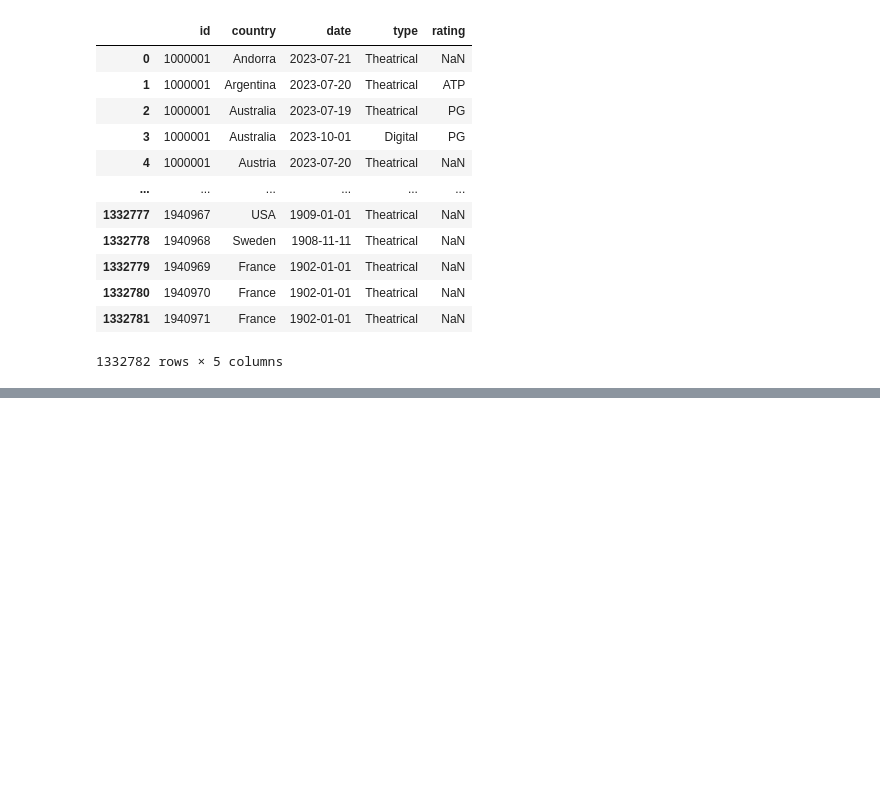
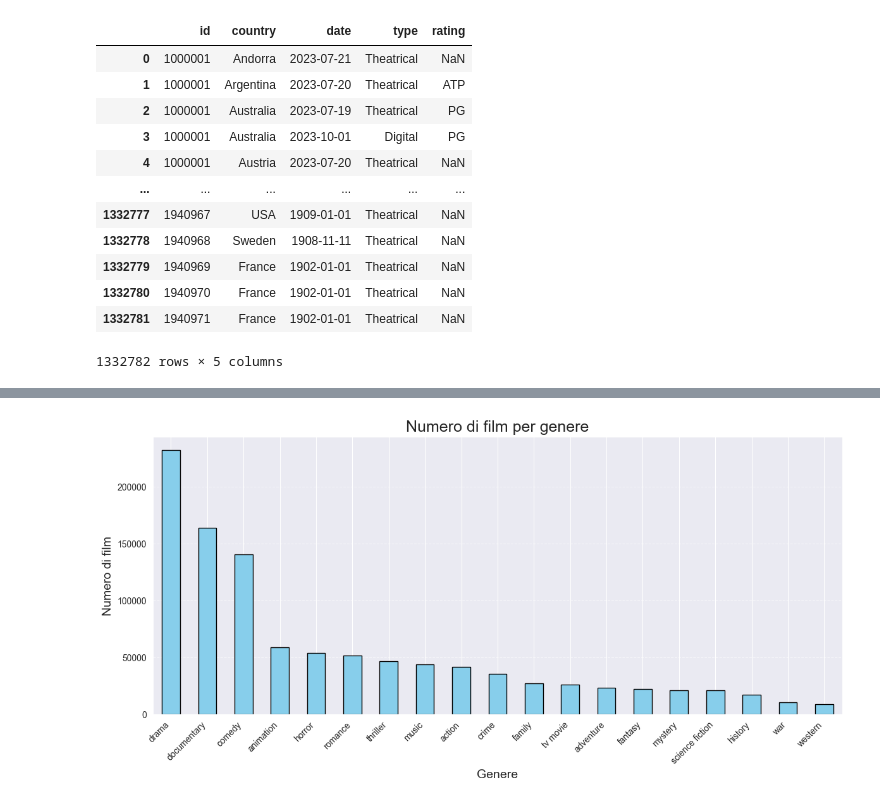
Before and after one commit to Carmelo-Spadaro/IUM, a Jupyter notebook: notebook.ipynb, the cells around one changed output, grey strips where cells are left out. Saved outputs shown, nothing was run; the diff lists cells and outputs as text; code cells hidden in the pictures; blank space fills up the shorter version.

Commit message:
Aggiunta analisi lingue e generi

```diff
--- a/notebook.ipynb
+++ b/notebook.ipynb
@@ -676,0 +705,36 @@ fig.show()
+# %%
+import matplotlib.pyplot as plt
+import pandas as pd
+
+# Rimuove i duplicati in modo effettivo
+genres_clean = genres.drop_duplicates(subset=["id", "genre"]).copy()
+
+# Conta il numero di film per genere
+genre_counts = genres_clean["genre"].value_counts()
+
+# (Facoltativo) Raggruppa i generi minori in "Altro"
+# threshold = 0.02
+# total = genre_counts.sum()
+# genre_counts_filtered = genre_counts[genre_counts / total >= threshold]
+# other = genre_counts[genre_counts / total < threshold].sum()
+# if other > 0:
+#     genre_counts_filtered["Altro"] = other
+# genre_counts = genre_counts_filtered
+
+# Plot a barre
+plt.figure(figsize=(12, 6))
+genre_counts.plot(
+    kind='bar',
+    color='skyblue',
+    edgecolor='black'
+)
+
+plt.title("Numero di film per genere", fontsize=18)
+plt.xlabel("Genere", fontsize=14)
+plt.ylabel("Numero di film", fontsize=14)
+plt.xticks(rotation=45, ha='right', fontsize=10)
+plt.grid(axis='y', linestyle='--', alpha=0.7)
+plt.tight_layout()
+plt.show()
+# %% [output]
+[figure, added]
```
Also changed, not shown: parts of 5 cells of this notebook.
